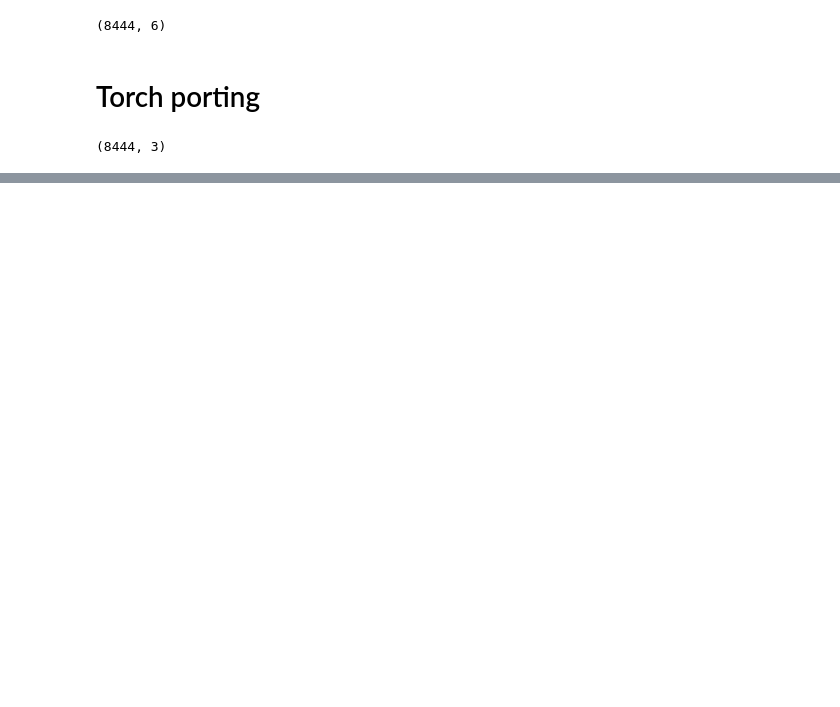
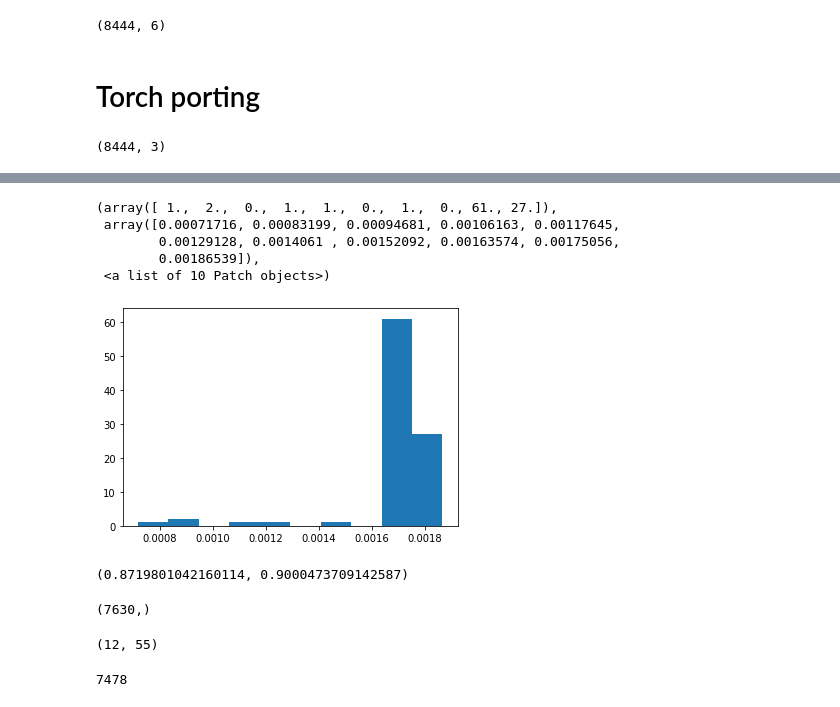
Before and after one commit to ch6845/dynamic-cell-classifier, a Jupyter notebook: 3_DCC.ipynb, the cells around one changed output, grey strips where cells are left out. Drawn from its saved outputs; the diff is of its cells as text; code cells hidden in the pictures; blank space fills up the shorter version.

```diff
--- a/3_DCC.ipynb
+++ b/3_DCC.ipynb
@@ -517,0 +629,9 @@ optimizer = optim.Adam(model.parameters(),lr=LR)#,betas=(0.92, 0.999))
+# %%
+plt.hist(np.array(time_list).T[4])
+# %% [output]
+(array([ 1.,  2.,  0.,  1.,  1.,  0.,  1.,  0., 61., 27.]),
+ array([0.00071716, 0.00083199, 0.00094681, 0.00106163, 0.00117645,
+        0.00129128, 0.0014061 , 0.00152092, 0.00163574, 0.00175056,
+        0.00186539]),
+ <a list of 10 Patch objects>)
+[figure, added]
@@ -517,0 +643,22 @@ optimizer = optim.Adam(model.parameters(),lr=LR)#,betas=(0.92, 0.999))
+# %%
+7363/8444,7600/8444
+# %% [output]
+(0.8719801042160114, 0.9000473709142587)
+# %%
+sum(np.argmax(gamma_new.cpu().numpy(),axis=1)==exp_data_meta_clusterid_clusteridunique.values),\
+# %% [output]
+(7630,)
+# %%
+rho.shape
+# %% [output]
+(12, 55)
+# %%
+#M_true.shape,
+from scipy.stats import pearsonr
+#M_get=np.array([np.mean(exp_data[marker_unique_exp_data_idx,:][:,np.argmax(gamma_new.cpu().numpy(),axis=1)==i],axis=1) for i in sorted(np.unique(np.argmax(gamma_new.cpu().numpy(),axis=1)))])
+M_get=np.array([np.mean(exp_data[marker_unique_exp_data_idx,:][:,np.argmax(gamma_new.cpu().numpy(),axis=1)==i],axis=1) for i in range(rho.shape[0])])
+M_get=np.nan_to_num(M_get,1)
+type_mapping=[np.argmin([pearsonr(M_get[i],M_true[j])[1] for j in range(M_true.shape[0])]) for i in range(M_get.shape[0])]
+sum(pd.Series(type_mapping)[np.argmax(gamma_value.cpu().numpy(),axis=1)].values==exp_data_meta_clusterid_clusteridunique.values)
+# %% [output]
+7478
```
Also changed, not shown: parts of 45 cells of this notebook, 51 other files.
